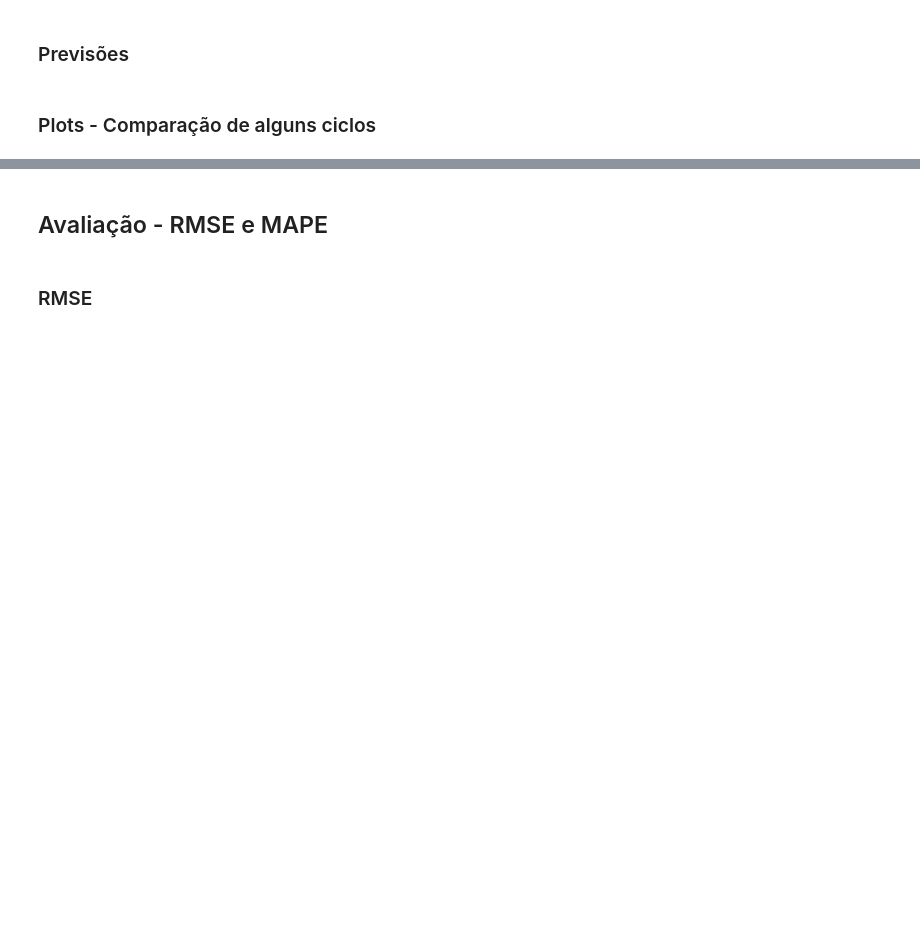
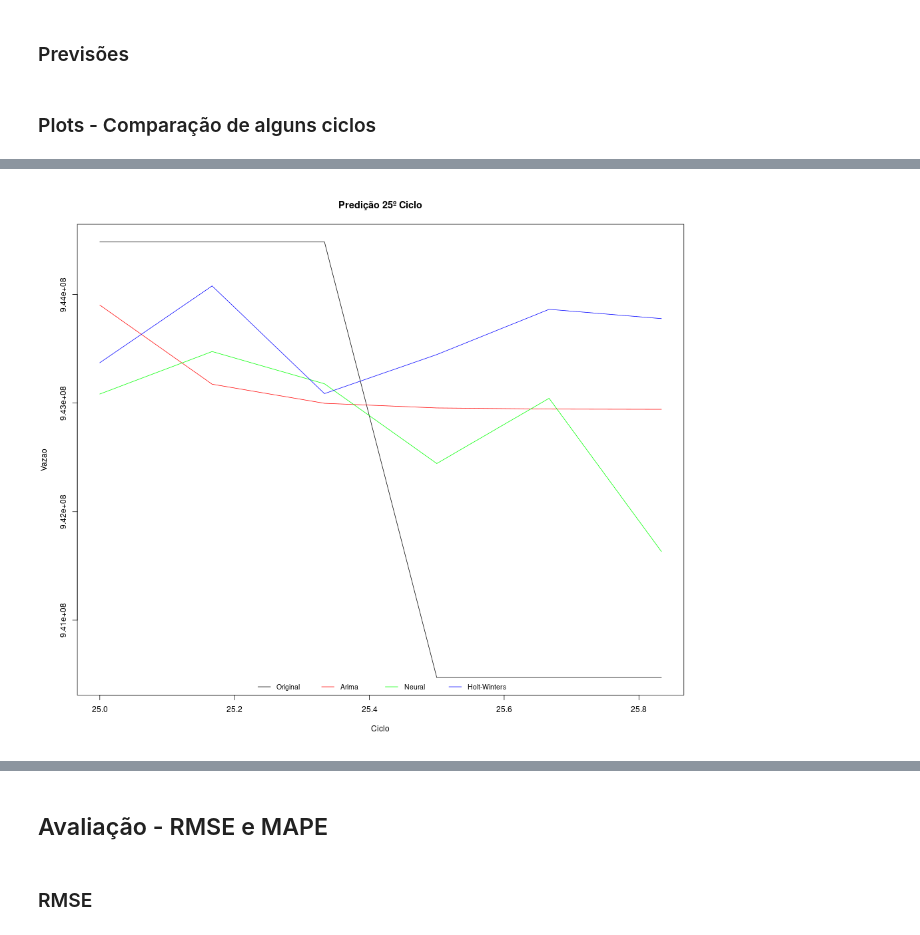
Before and after one commit to LarcesUece/UECE-RNP-PMon2022, a Jupyter notebook: Analise_Cubic_Esmond_Vazao.ipynb, the cells around one changed output, grey strips where cells are left out. Saved outputs shown, nothing was run; the diff lists cells and outputs as text; code cells hidden in the pictures; blank space fills up the shorter version.

```diff
--- a/Analise_Cubic_Esmond_Vazao.ipynb
+++ b/Analise_Cubic_Esmond_Vazao.ipynb
@@ -581,2 +775,36 @@ mytsHoltETS168 = ets(mytsTrain168, model = 'ZAA', damped = T)
+# %%
+%%R # Treinamento Holt-Winters
+
+
+mytsHoltETS3 = ets(mytsTrain3, model = 'ZAA', damped=TRUE, lambda=1)
+mytsHoltETS6 = ets(mytsTrain6, model = 'ZAA', damped=TRUE, lambda=1)
+mytsHoltETS9 = ets(mytsTrain9, model = 'ZAA', damped=TRUE, lambda=1)
+mytsHoltETS12 = ets(mytsTrain12, model = 'ZAA', damped=TRUE, lambda=1)
+mytsHoltETS15 = ets(mytsTrain15, model = 'ZAA', damped=TRUE, lambda=1)
+mytsHoltETS18 = ets(mytsTrain18, model = 'ZAA', damped=TRUE, lambda=1)
+mytsHoltETS21 = ets(mytsTrain21, model = 'ZAA', damped=TRUE, lambda=1)
+mytsHoltETS24 = ets(mytsTrain24, model = 'ZAA', damped=TRUE, lambda=1)
+mytsHoltETS27 = ets(mytsTrain27, model = 'ZAA', damped=TRUE, lambda=1)
+mytsHoltETS30 = ets(mytsTrain30, model = 'ZAA', damped=TRUE, lambda=1)
+mytsHoltETS33 = ets(mytsTrain33, model = 'ZAA', damped=TRUE, lambda=1)
+mytsHoltETS36 = ets(mytsTrain36, model = 'ZAA', damped=TRUE, lambda=1)
+mytsHoltETS39 = ets(mytsTrain39, model = 'ZAA', damped=TRUE, lambda=1)
+mytsHoltETS42 = ets(mytsTrain42, model = 'ZAA', damped=TRUE, lambda=1)
+mytsHoltETS45 = ets(mytsTrain45, model = 'ZAA', damped=TRUE, lambda=1)
+mytsHoltETS48 = ets(mytsTrain48, model = 'ZAA', damped=TRUE, lambda=1)
+mytsHoltETS51 = ets(mytsTrain51, model = 'ZAA', damped=TRUE, lambda=1)
+mytsHoltETS54 = ets(mytsTrain54, model = 'ZAA', damped=TRUE, lambda=1)
+mytsHoltETS57 = ets(mytsTrain57, model = 'ZAA', damped=TRUE, lambda=1)
+mytsHoltETS60 = ets(mytsTrain60, model = 'ZAA', damped=TRUE, lambda=1)
+mytsHoltETS63 = ets(mytsTrain63, model = 'ZAA', damped=TRUE, lambda=1)
+mytsHoltETS66 = ets(mytsTrain66, model = 'ZAA', damped=TRUE, lambda=1)
+mytsHoltETS69 = ets(mytsTrain69, model = 'ZAA', damped=TRUE, lambda=1)
+mytsHoltETS72 = ets(mytsTrain72, model = 'ZAA', damped=TRUE, lambda=1)
+mytsHoltETS75 = ets(mytsTrain75, model = 'ZAA', damped=TRUE, lambda=1)
+mytsHoltETS78 = ets(mytsTrain78, model = 'ZAA', damped=TRUE, lambda=1)
+mytsHoltETS81 = ets(mytsTrain81, model = 'ZAA', damped=TRUE, lambda=1)
+mytsHoltETS84 = ets(mytsTrain84, model = 'ZAA', damped=TRUE, lambda=1)
+mytsHoltETS87 = ets(mytsTrain87, model = 'ZAA', damped=TRUE, lambda=1)
+mytsHoltETS90 = ets(mytsTrain90, model = 'ZAA', damped=TRUE, lambda=1)
 # %% [markdown]
 ### Previsões
@@ -740,0 +925,13 @@ legend("topleft", legend = c("Série Original", "Neural"), col = c("black", "blu
+# %%
+%%R -h 840 -w 1000 # ciclo 10
+
+mini = min(prevArima24$mean, prevNeural24$mean, prevHoltETS24$mean, mytsTest25) - 1000
+maxi = max(prevArima24$mean, prevNeural24$mean, prevHoltETS24$mean, mytsTest25) + 1000
+plot(mytsTest25, main= "Predição 25º Ciclo", xlab="Ciclo", ylab="Vazao", ylim=c(mini, maxi))
+lines(prevArima24$mean, col="red")
+lines(prevNeural24$mean, col="green")
+lines(prevHoltETS24$mean, col="blue")
+legend("bottom", legend = c("Original", "Arima", "Neural","Holt-Winters"),
+       col = c("black", "red","green","blue"), lty=1:1, cex=0.87, bty = "n", horiz=T)
+# %% [output]
+[figure, added]
```
Also changed, not shown: parts of 58 cells of this notebook, 3 other files.
